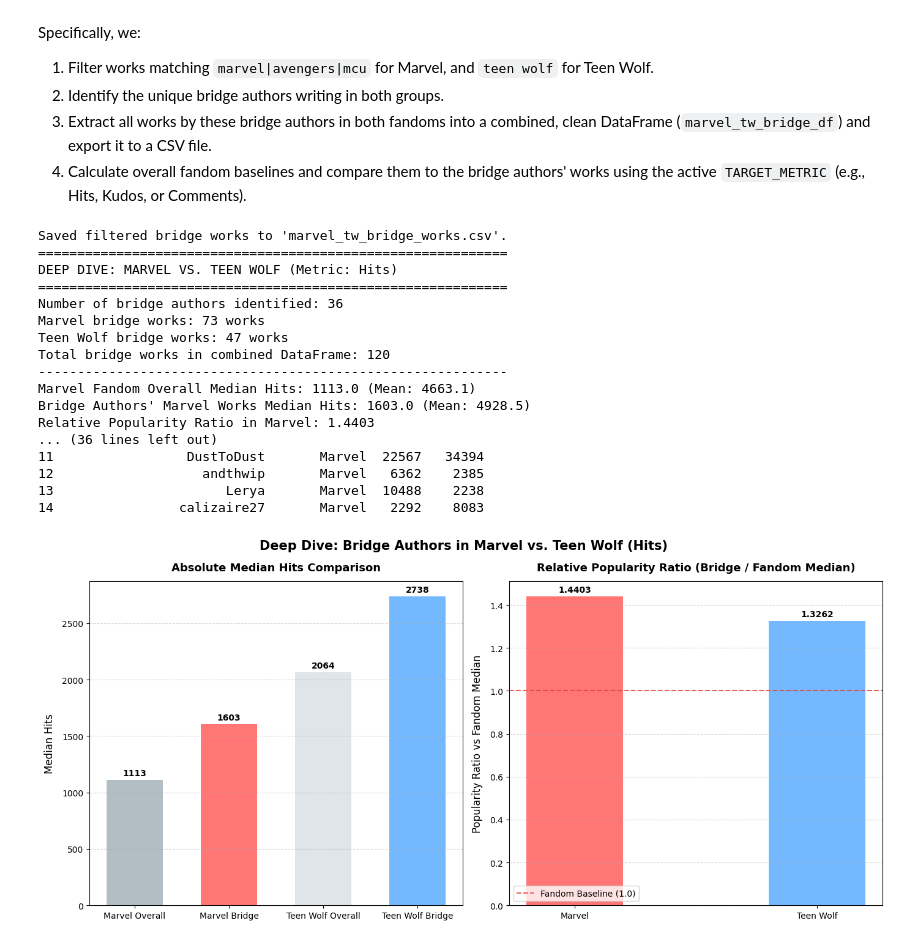
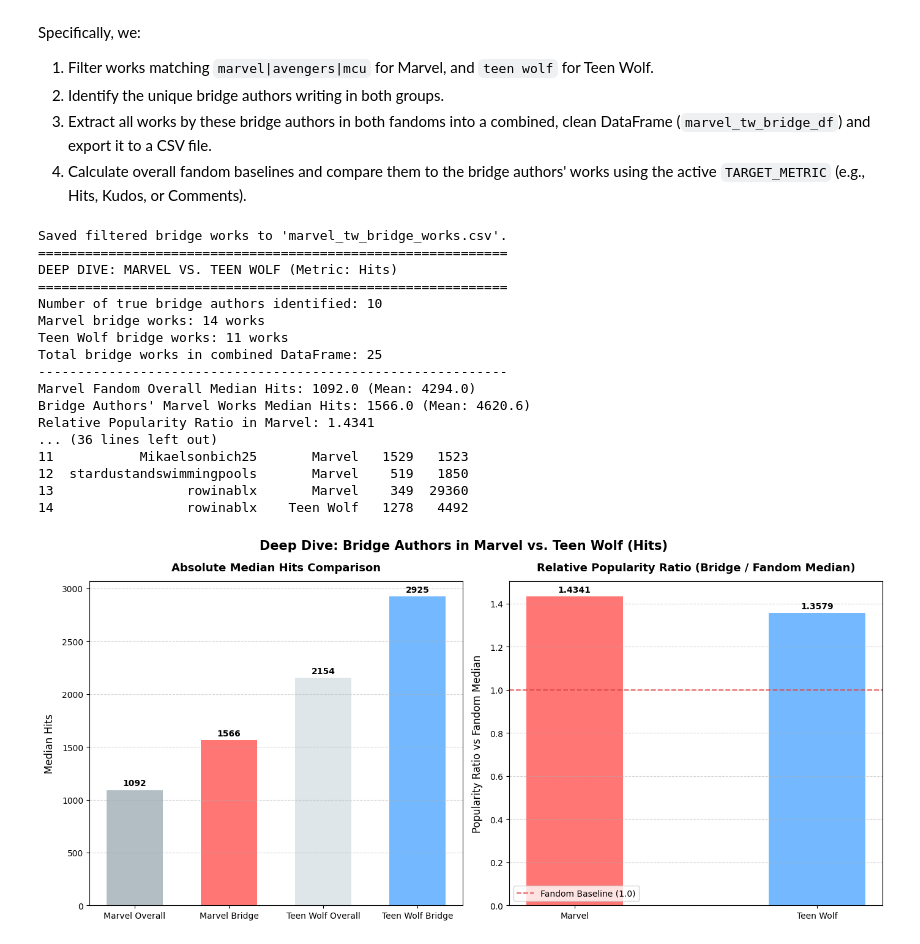
Before and after one commit to Eleonora232/ao3-project, a Jupyter notebook: popularity_analysis.ipynb, the cells around one changed output. Cells and saved outputs as stored; diff of their text form; code cells hidden in the pictures.

Commit message:
Update blog post index.html and notebooks with true bridge author analysis and plots

```diff
--- a/popularity_analysis.ipynb
+++ b/popularity_analysis.ipynb
@@ -39,7 +39,10 @@ df_filtered = df[df['parsed_authors'].apply(lambda x: len(x) > 0 and x != ['orph
 # Filter 2: Single author works only
 df_filtered = df_filtered[df_filtered['parsed_authors'].apply(lambda x: len(x) == 1)]
 
-# Filter 3: Works with non-zero words
+# Filter 3: Filter out works with more than 5 fandom tags
+df_filtered = df_filtered[df_filtered['parsed_fandoms'].apply(lambda x: len(x) <= 5)]
+
+# Filter 4: Works with non-zero words
 final_df = df_filtered[df_filtered['Words'] > 0]
 
 # Add first fandom tag and other features using manipulator
@@ -235,21 +239,23 @@ teen_wolf_pat = re.compile(r'teen wolf', re.IGNORECASE)
 is_marvel = manipulated_df['Fandom Tags'].apply(lambda x: bool(marvel_pat.search(str(x))))
 is_teen_wolf = manipulated_df['Fandom Tags'].apply(lambda x: bool(teen_wolf_pat.search(str(x))))
 
-marvel_df = manipulated_df[is_marvel].copy()
-teen_wolf_df = manipulated_df[is_teen_wolf].copy()
+# 3. Exclude crossover works (works tagged with both Marvel AND Teen Wolf)
+is_crossover = is_marvel & is_teen_wolf
+marvel_only_df = manipulated_df[is_marvel & ~is_crossover].copy()
+teen_wolf_only_df = manipulated_df[is_teen_wolf & ~is_crossover].copy()
 
-# 3. Identify unique bridge authors writing in both fandoms
-marvel_authors = set(marvel_df['author_str'].unique())
-teen_wolf_authors = set(teen_wolf_df['author_str'].unique())
-bridge_authors = marvel_authors.intersection(teen_wolf_authors)
+# 4. Identify unique bridge authors writing in both fandoms (excluding crossovers)
+marvel_only_authors = set(marvel_only_df['author_str'].unique())
+teen_wolf_only_authors = set(teen_wolf_only_df['author_str'].unique())
+bridge_authors = marvel_only_authors.intersection(teen_wolf_only_authors)
 if 'Unknown' in bridge_authors:
     bridge_authors.remove('Unknown')
 
-# 4. Filter works by bridge authors in both fandoms
-marvel_bridge = marvel_df[marvel_df['author_str'].isin(bridge_authors)].copy()
-teen_wolf_bridge = teen_wolf_df[teen_wolf_df['author_str'].isin(bridge_authors)].copy()
+# 5. Filter works by bridge authors in both fandoms (excluding crossovers)
+marvel_bridge = marvel_only_df[marvel_only_df['author_str'].isin(bridge_authors)].copy()
+teen_wolf_bridge = teen_wolf_only_df[teen_wolf_only_df['author_str'].isin(bridge_authors)].copy()
 
-# 5. Create a combined filtered DataFrame containing only the works of these bridge authors in Marvel and Teen Wolf
+# 6. Create a combined filtered DataFrame containing only the works of these bridge authors in Marvel and Teen Wolf
 marvel_bridge['fandom_group'] = 'Marvel'
 teen_wolf_bridge['fandom_group'] = 'Teen Wolf'
 marvel_tw_bridge_df = pd.concat([marvel_bridge, teen_wolf_bridge], ignore_index=True)
@@ -258,14 +264,14 @@ marvel_tw_bridge_df = pd.concat([marvel_bridge, teen_wolf_bridge], ignore_index=
 marvel_tw_bridge_df.to_csv('marvel_tw_bridge_works.csv', index=False)
 print("Saved filtered bridge works to 'marvel_tw_bridge_works.csv'.")
 
-# 6. Calculate overall baselines for TARGET_METRIC
-marvel_overall_mean = marvel_df[TARGET_METRIC].mean()
-marvel_overall_median = marvel_df[TARGET_METRIC].median()
+# 7. Calculate overall baselines for TARGET_METRIC (using all Marvel/Teen Wolf works)
+marvel_overall_mean = manipulated_df[is_marvel][TARGET_METRIC].mean()
+marvel_overall_median = manipulated_df[is_marvel][TARGET_METRIC].median()
 
-tw_overall_mean = teen_wolf_df[TARGET_METRIC].mean()
-tw_overall_median = teen_wolf_df[TARGET_METRIC].median()
+tw_overall_mean = manipulated_df[is_teen_wolf][TARGET_METRIC].mean()
+tw_overall_median = manipulated_df[is_teen_wolf][TARGET_METRIC].median()
 
-# 7. Calculate bridge author work statistics for TARGET_METRIC
+# 8. Calculate bridge author work statistics for TARGET_METRIC (using non-crossover bridge works)
 marvel_bridge_mean = marvel_bridge[TARGET_METRIC].mean()
 marvel_bridge_median = marvel_bridge[TARGET_METRIC].median()
 marvel_bridge_ratio = marvel_bridge_median / marvel_overall_median if marvel_overall_median > 0 else 0
@@ -274,11 +280,11 @@ tw_bridge_mean = teen_wolf_bridge[TARGET_METRIC].mean()
 tw_bridge_median = teen_wolf_bridge[TARGET_METRIC].median()
 tw_bridge_ratio = tw_bridge_median / tw_overall_median if tw_overall_median > 0 else 0
 
-# 8. Print summary statistics
+# 9. Print summary statistics
 print("=" * 60)
 print(f"DEEP DIVE: MARVEL VS. TEEN WOLF (Metric: {TARGET_METRIC})")
 print("=" * 60)
-print(f"Number of bridge authors identified: {len(bridge_authors)}")
+print(f"Number of true bridge authors identified: {len(bridge_authors)}")
 print(f"Marvel bridge works: {len(marvel_bridge)} works")
 print(f"Teen Wolf bridge works: {len(teen_wolf_bridge)} works")
 print(f"Total bridge works in combined DataFrame: {len(marvel_tw_bridge_df)}")
@@ -292,11 +298,11 @@ print(f"Bridge Authors' Teen Wolf Works Median {TARGET_METRIC}: {tw_bridge_media
 print(f"Relative Popularity Ratio in Teen Wolf: {tw_bridge_ratio:.4f}")
 print("=" * 60)
 
-# 9. Show a preview of the bridge works
+# 10. Show a preview of the bridge works
 print("\nPreview of Marvel vs. Teen Wolf Bridge Works:")
 print(marvel_tw_bridge_df[['Title', 'author_str', 'fandom_group', TARGET_METRIC, 'Words']].head(15))
 
-# 10. Render a premium comparison visualization
+# 11. Render a premium comparison visualization
 fig, (ax1, ax2) = plt.subplots(1, 2, figsize=(14, 6.5))
 
 # Subplot 1: Absolute Medians comparison
@@ -323,42 +329,42 @@ ratios = [marvel_bridge_ratio, tw_bridge_ratio]
 ratio_labels = ['Marvel', 'Teen Wolf']
 ratio_colors = ['#ff7675', '#74b9ff']
 
 bars2 = ax2.bar(ratio_labels, ratios, color=ratio_colors, edgecolor='none', width=0.4)
 ax2.axhline(1.0, color='#e53e3e', linestyle='--', linewidth=1.5, alpha=0.8, label='Fandom Baseline (1.0)')
 ax2.set_ylabel(f'Popularity Ratio vs Fandom Median', fontsize=12, labelpad=8)
 ax2.set_title(f'Relative Popularity Ratio (Bridge / Fandom Median)', fontsize=13, weight='bold', pad=12)
 ax2.grid(True, axis='y', linestyle='--', alpha=0.5)
 ax2.legend(loc='lower left')
 
 # Add ratio labels on top of the bars
 for bar in bars2:
     height = bar.get_height()
     ax2.annotate(f'{height:.4f}',
                  xy=(bar.get_x() + bar.get_width() / 2, height),
                  xytext=(0, 3),  # 3 points vertical offset
                  textcoords="offset points",
                  ha='center', va='bottom', fontsize=10, weight='bold')
 
 plt.suptitle(f'Deep Dive: Bridge Authors in Marvel vs. Teen Wolf ({TARGET_METRIC})', fontsize=15, weight='bold', y=0.98)
 plt.tight_layout()
 plt.savefig('docs/marvel_teen_wolf_deep_dive.png', dpi=300, bbox_inches='tight')
 plt.show()
 # %% [output]
 Saved filtered bridge works to 'marvel_tw_bridge_works.csv'.
 ============================================================
 DEEP DIVE: MARVEL VS. TEEN WOLF (Metric: Hits)
 ============================================================
-Number of bridge authors identified: 36
-Marvel bridge works: 73 works
-Teen Wolf bridge works: 47 works
-Total bridge works in combined DataFrame: 120
+Number of true bridge authors identified: 10
+Marvel bridge works: 14 works
+Teen Wolf bridge works: 11 works
+Total bridge works in combined DataFrame: 25
 ------------------------------------------------------------
-Marvel Fandom Overall Median Hits: 1113.0 (Mean: 4663.1)
-Bridge Authors' Marvel Works Median Hits: 1603.0 (Mean: 4928.5)
-Relative Popularity Ratio in Marvel: 1.4403
+Marvel Fandom Overall Median Hits: 1092.0 (Mean: 4294.0)
+Bridge Authors' Marvel Works Median Hits: 1566.0 (Mean: 4620.6)
+Relative Popularity Ratio in Marvel: 1.4341
 ... (36 lines left out)
-11                 DustToDust       Marvel  22567   34394
-12                   andthwip       Marvel   6362    2385
-13                      Lerya       Marvel  10488    2238
-14                calizaire27       Marvel   2292    8083
+11           Mikaelsonbich25       Marvel   1529   1523
+12  stardustandswimmingpools       Marvel    519   1850
+13                 rowinablx       Marvel    349  29360
+14                 rowinablx    Teen Wolf   1278   4492
-[figure, old version]
+[figure, new version]
```
Also changed, not shown: parts of 4 cells of this notebook, 4 other files.
